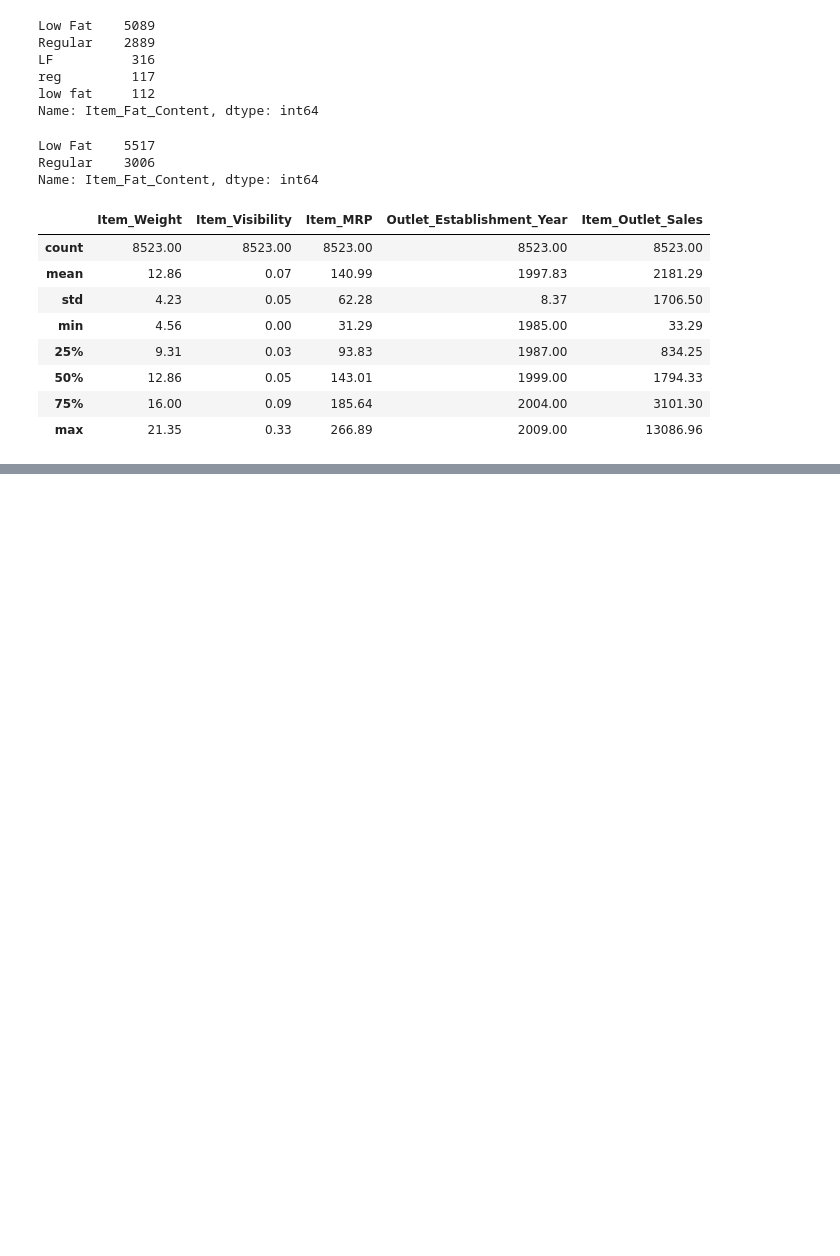
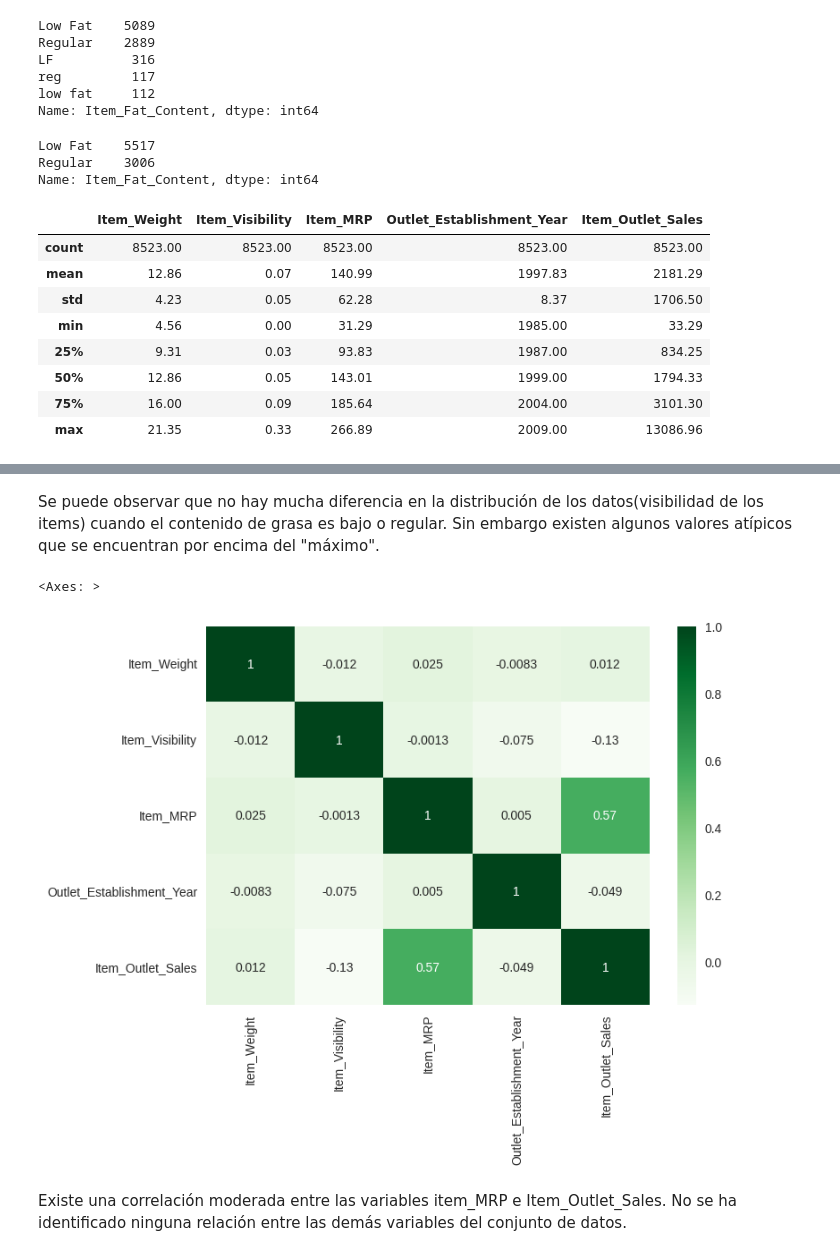
Before and after one commit to patricioegas/predicciones-de-ventas-alimenticias, a Jupyter notebook: Predicciones_ventas_1.ipynb, the cells around one changed output, grey strips where cells are left out. Cells and saved outputs as stored; diff of their text form; code cells hidden in the pictures; blank space fills up the shorter version.

```diff
--- a/Predicciones_ventas_1.ipynb
+++ b/Predicciones_ventas_1.ipynb
@@ -157,0 +210,11 @@ df.describe().round(2)
+# %% [markdown]
+Se puede observar que no hay mucha diferencia en la distribución de los datos(visibilidad de los items) cuando el contenido de grasa es bajo o regular. Sin embargo existen algunos valores atípicos que se encuentran por encima del "máximo".
+# %%
+# Se agrega un mapa de calor, para hallar las correlaciones entre variables
+corr = df.corr()
+sns.heatmap(corr, cmap = 'Greens', annot = True)
+# %% [output]
+<Axes: >
+[figure, added]
+# %% [markdown]
+Existe una correlación moderada entre las variables item_MRP e Item_Outlet_Sales. No se ha identificado ninguna relación entre las demás variables del conjunto de datos.
```
Also changed, not shown: parts of 6 cells of this notebook.
